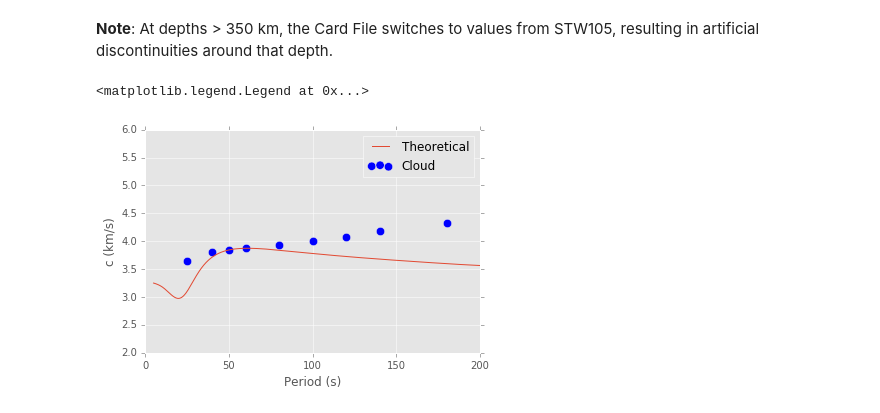
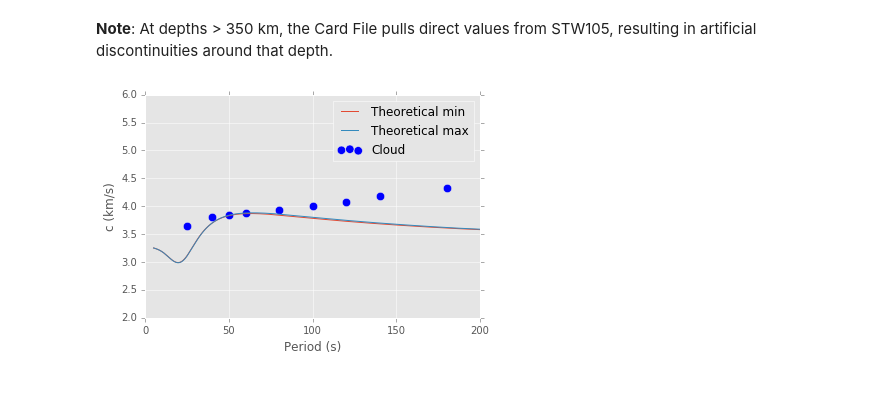
Before and after one commit to nmancinelli/ss-precursors, a Jupyter notebook: Forward_Modeling_Workflow.ipynb, the cells around one changed output. Cells and saved outputs as stored; diff of their text form; code cells hidden in the pictures.

```diff
--- a/Forward_Modeling_Workflow.ipynb
+++ b/Forward_Modeling_Workflow.ipynb
@@ -16,9 +16,3 @@ import pickle
 fin = open('perplex/funs.pickle','rb')
 [frho,fvp,fvs] = pickle.load(fin)
 fin.close()
-# %%
-#Step 2 - Import range of geotherms
-from geotherm import *
-
-fin = open('geotherm/geotherm_ColoradoPlateau.pickle','rb')
-gt = pickle.load(fin)
@@ -104,27 +126,30 @@ Crust 1.0 at lat, lon = 36.00 -110.00
 # %% [markdown]
-**Note**: At depths > 350 km, the Card File switches to values from STW105, resulting in artificial discontinuities around that depth.
+**Note**: At depths > 350 km, the Card File pulls direct values from STW105, resulting in artificial discontinuities around that depth.
-# %%
-#Step 4 - Compute phase velocities
-
-from minos.minos import Minos
-minos = Minos().run().read_output()
-from cloud.observations import PhaseVelocities
-pv = PhaseVelocities(36,-110)
 # %%
-plt.plot(minos.period, minos.c, label='Theoretical')
-xs,ys = [],[]
-for key in pv.measurements:
-    xs.append(key)
-    ys.append(pv.measurements[key]/1000.)
+#Step 4 - Compute phase velocities and compare with observed
 
-plt.scatter(xs,ys,s=70,label='Cloud')
+from minos.minos import Minos
+from cloud.observations import PhaseVelocities
+pv = PhaseVelocities(36,-110)
+
+for tag in gts:
+    minos = Minos(tag).run().read_output()
+
+    _ = plt.plot(minos.period, minos.c, label='Theoretical %s' % tag)
+    xs,ys = [],[]
+    for key in pv.measurements:
+        xs.append(key)
+        ys.append(pv.measurements[key]/1000.)
+
+
+plt.figure(1,(9,9))
+_ = plt.scatter(xs,ys,s=70,label='Cloud')
 
 plt.xlim(0,200)
 plt.ylim(2,6)
 plt.ylabel('c (km/s)')
 plt.xlabel('Period (s)')
 
-plt.legend()
+_ = plt.legend()
 # %% [output]
-<matplotlib.legend.Legend at 0x...>
-[figure, old version]
+[figure, new version]
```
Also changed, not shown: parts of 4 cells of this notebook, 6 other files.
